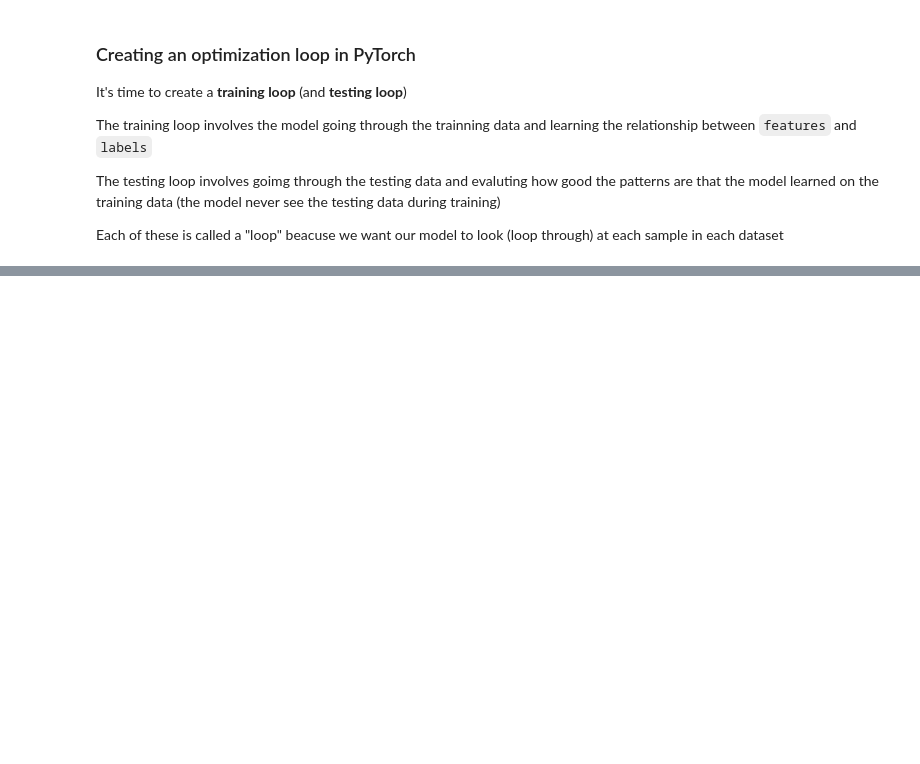
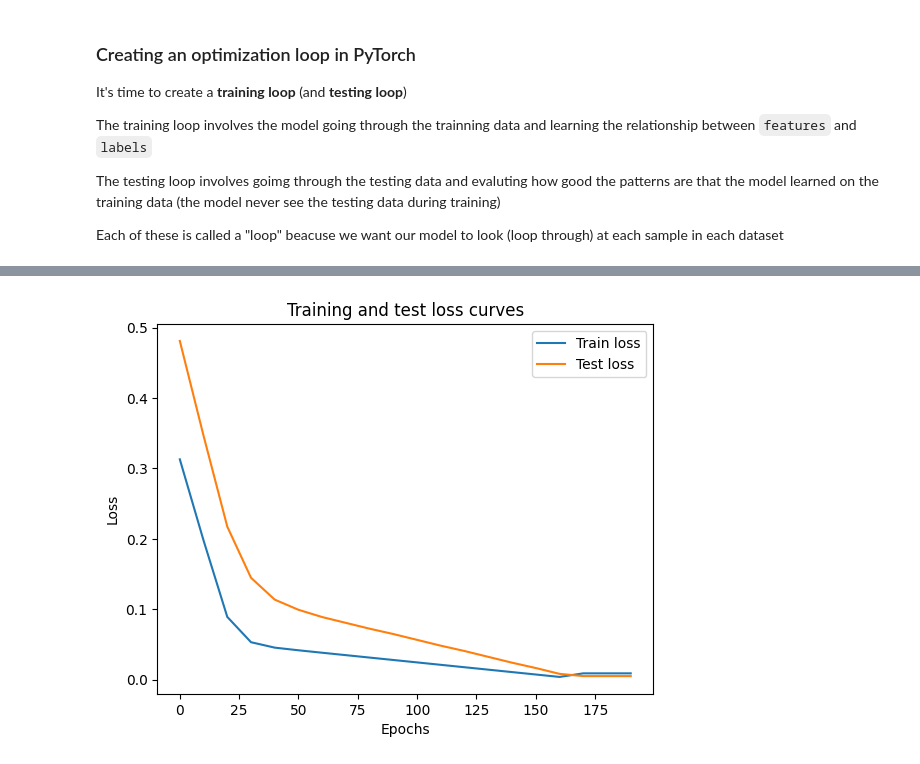
Before and after one commit to SiddheshDaphane/Deep_Learning_With_PyTorch, a Jupyter notebook: 01_PyTorch_Workflow_Fundamentals.ipynb, the cells around one changed output, grey strips where cells are left out. Saved outputs shown, nothing was run; the diff lists cells and outputs as text; code cells hidden in the pictures; blank space fills up the shorter version.

```diff
--- a/01_PyTorch_Workflow_Fundamentals.ipynb
+++ b/01_PyTorch_Workflow_Fundamentals.ipynb
@@ -165,0 +281,10 @@ Each of these is called a "loop" beacuse we want our model to look (loop through
+# %%
+# Plot the loss curves
+plt.plot(epoch_count, torch.tensor(train_loss_values).detach().numpy(), label="Train loss")
+plt.plot(epoch_count, test_loss_values, label="Test loss")
+plt.title("Training and test loss curves")
+plt.ylabel("Loss")
+plt.xlabel("Epochs")
+plt.legend();
+# %% [output]
+[figure, added]
```
Also changed, not shown: parts of 15 cells of this notebook.
